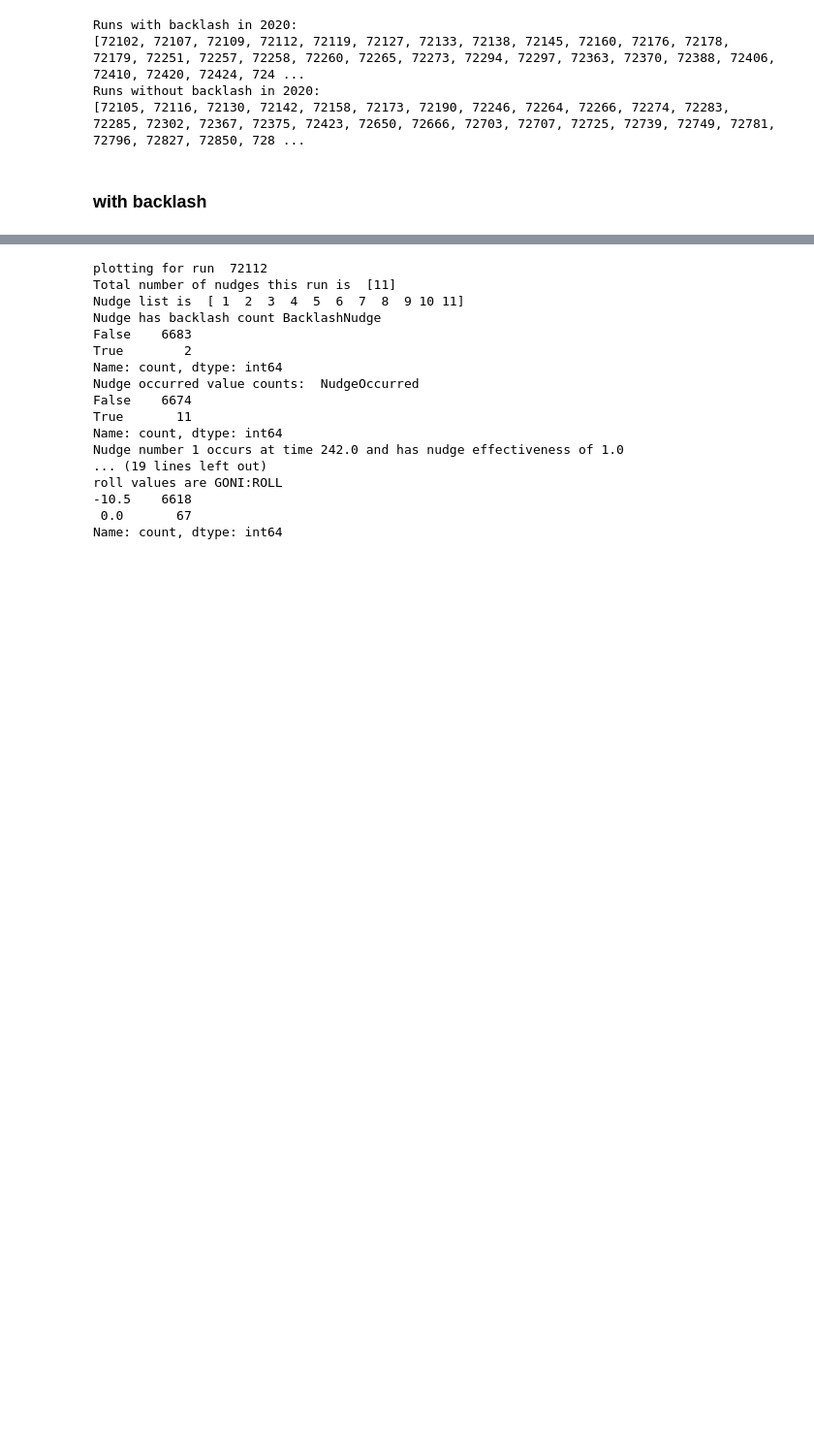
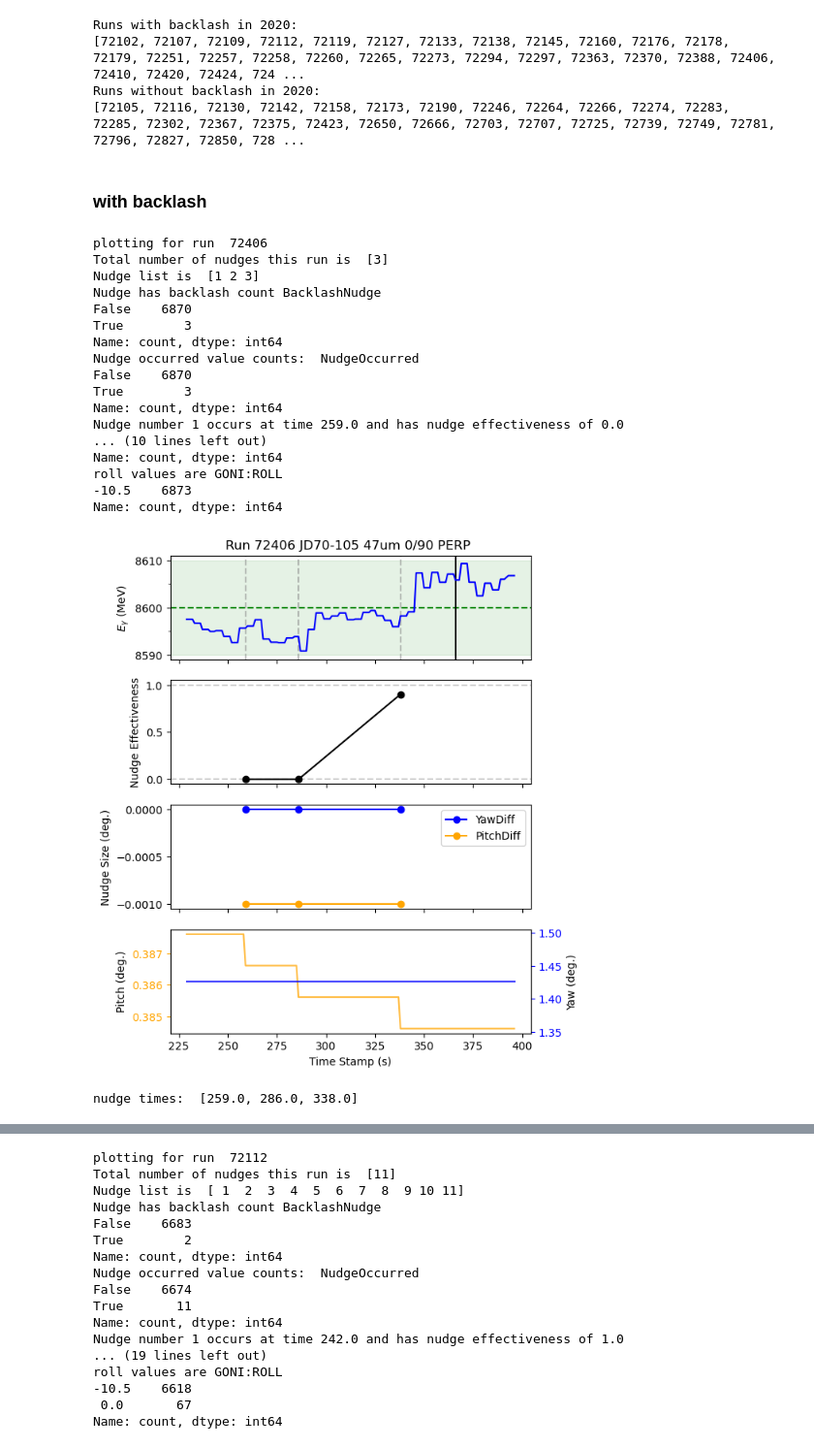
Before and after one commit to JeffersonLab/AIOP-Photon, a Jupyter notebook: jupyter_notebooks/actual_runs_to_compare.ipynb, the cells around one changed output, grey strips where cells are left out. Shown at 97% size. Saved outputs shown, nothing was run; the diff lists cells and outputs as text; code cells hidden in the pictures; blank space fills up the shorter version.

```diff
--- a/jupyter_notebooks/actual_runs_to_compare.ipynb
+++ b/jupyter_notebooks/actual_runs_to_compare.ipynb
@@ -340,3 +340,25 @@ Runs without backlash in 2020:
 [72105, 72116, 72130, 72142, 72158, 72173, 72190, 72246, 72264, 72266, 72274, 72283, 72285, 72302, 72367, 72375, 72423, 72650, 72666, 72703, 72707, 72725, 72739, 72749, 72781, 72796, 72827, 72850, 728 ...
 # %% [markdown]
 ### with backlash
+# %%
+plot_run(df_2020_good, 72406)
+# %% [output]
+plotting for run  72406
+Total number of nudges this run is  [3]
+Nudge list is  [1 2 3]
+Nudge has backlash count BacklashNudge
+False    6870
+True        3
+Name: count, dtype: int64
+Nudge occurred value counts:  NudgeOccurred
+False    6870
+True        3
+Name: count, dtype: int64
+Nudge number 1 occurs at time 259.0 and has nudge effectiveness of 0.0
+... (10 lines left out)
+Name: count, dtype: int64
+roll values are GONI:ROLL
+-10.5    6873
+Name: count, dtype: int64
+[figure, added]
+nudge times:  [259.0, 286.0, 338.0]
```
Also changed, not shown: parts of 9 cells of this notebook, 3 other files.
